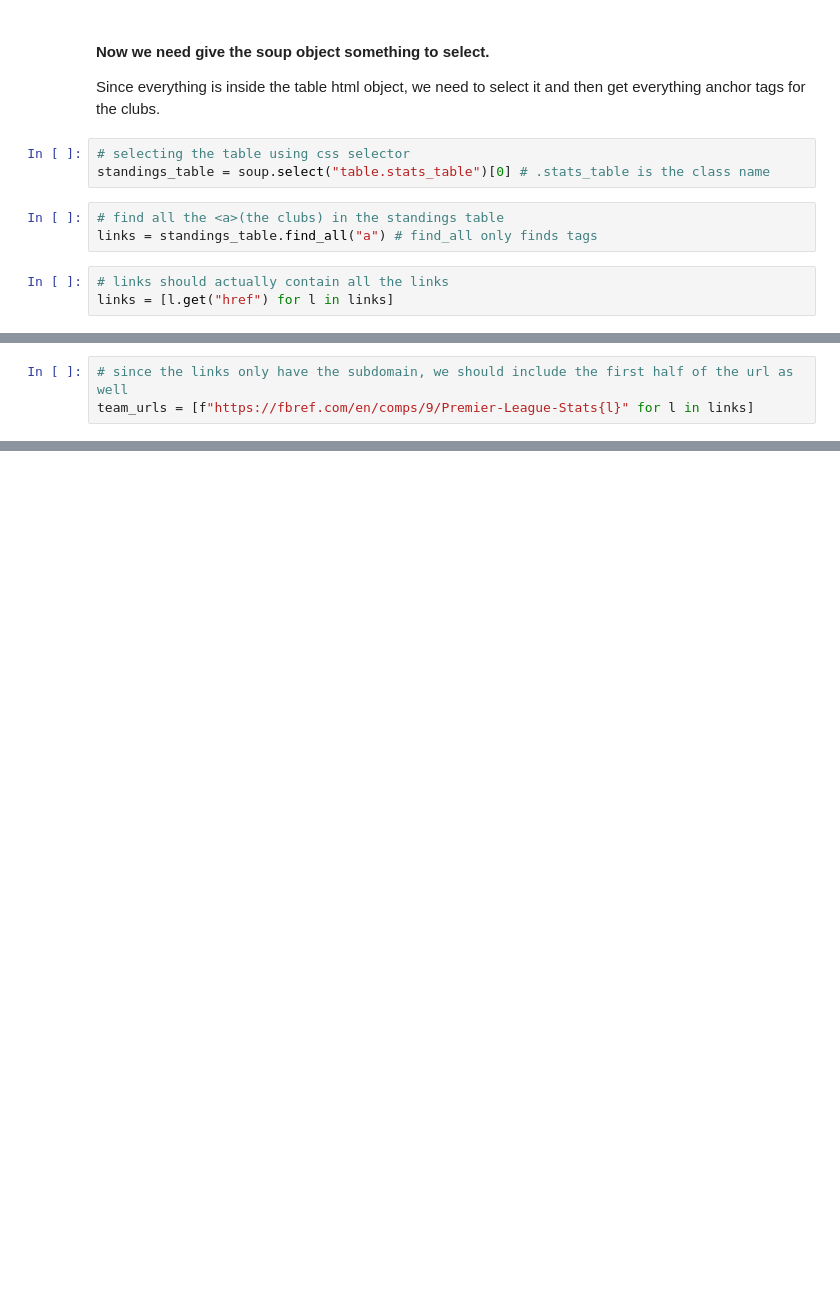
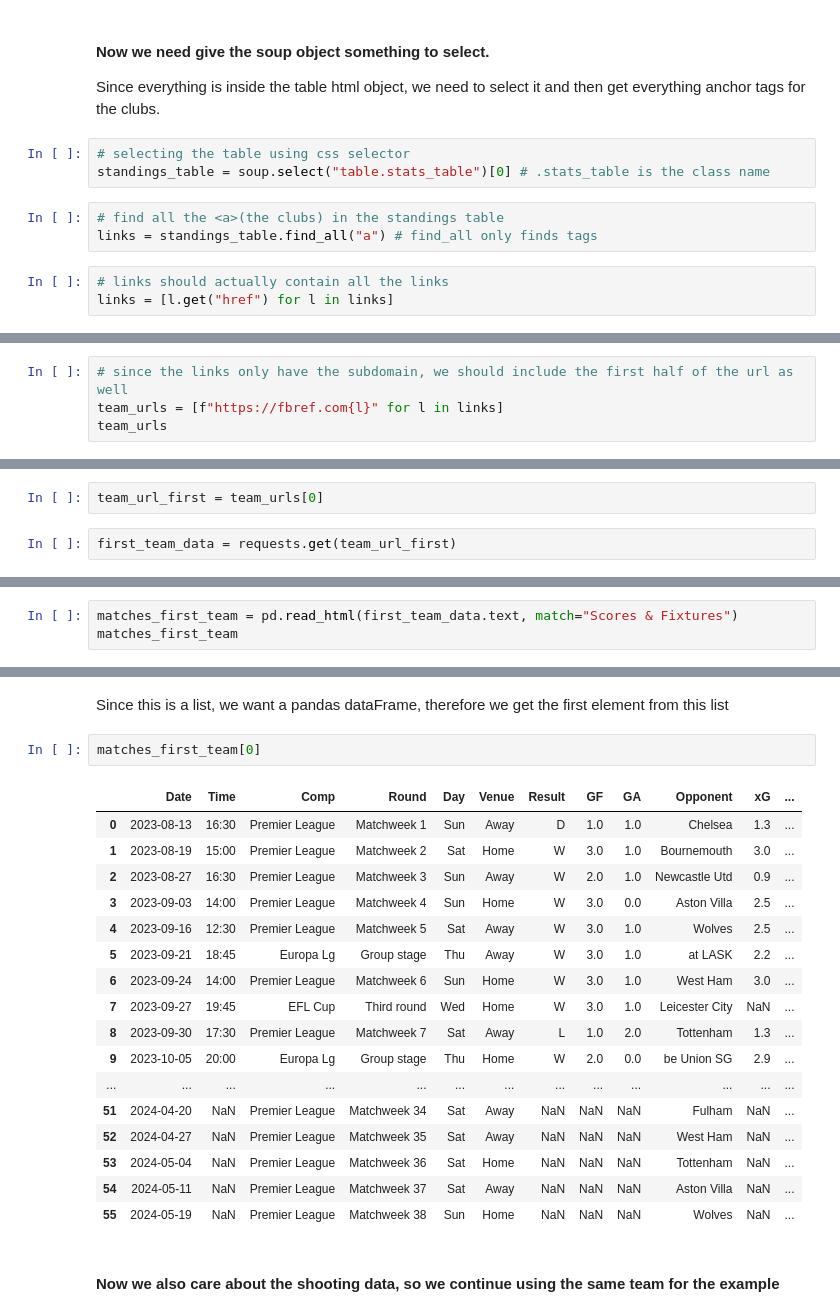
Before and after one commit to yebyyy/English-Premier-League-2023-2024-Prediction, a Jupyter notebook: Scraping.ipynb, the cells around one changed output, grey strips where cells are left out. Drawn from its saved outputs; the diff is of its cells as text; blank space fills up the shorter version.

```diff
--- a/Scraping.ipynb
+++ b/Scraping.ipynb
@@ -34,3 +58,4 @@ links = [l for l in links if "/squads/" in l]
 # %%
 # since the links only have the subdomain, we should include the first half of the url as well
-team_urls = [f"https://fbref.com/en/comps/9/Premier-League-Stats{l}" for l in links]
+team_urls = [f"https://fbref.com{l}" for l in links]
+team_urls
@@ -38,0 +85,4 @@ team_urls = [f"https://fbref.com/en/comps/9/Premier-League-Stats{l}" for l in li
+# %%
+team_url_first = team_urls[0]
+# %%
+first_team_data = requests.get(team_url_first)
@@ -38,0 +91,3 @@ team_urls = [f"https://fbref.com/en/comps/9/Premier-League-Stats{l}" for l in li
+# %%
+matches_first_team = pd.read_html(first_team_data.text, match="Scores & Fixtures")
+matches_first_team
@@ -38,0 +112,24 @@ team_urls = [f"https://fbref.com/en/comps/9/Premier-League-Stats{l}" for l in li
+# %% [markdown]
+Since this is a list, we want a pandas dataFrame, therefore we get the first element from this list
+# %%
+matches_first_team[0]
+# %% [output]
+|  | Date | Time | Comp | Round | Day | Venue | Result | GF | GA | Opponent | xG | ... |
+| 0 | 2023-08-13 | 16:30 | Premier League | Matchweek 1 | Sun | Away | D | 1.0 | 1.0 | Chelsea | 1.3 | ... |
+| 1 | 2023-08-19 | 15:00 | Premier League | Matchweek 2 | Sat | Home | W | 3.0 | 1.0 | Bournemouth | 3.0 | ... |
+| 2 | 2023-08-27 | 16:30 | Premier League | Matchweek 3 | Sun | Away | W | 2.0 | 1.0 | Newcastle Utd | 0.9 | ... |
+| 3 | 2023-09-03 | 14:00 | Premier League | Matchweek 4 | Sun | Home | W | 3.0 | 0.0 | Aston Villa | 2.5 | ... |
+| 4 | 2023-09-16 | 12:30 | Premier League | Matchweek 5 | Sat | Away | W | 3.0 | 1.0 | Wolves | 2.5 | ... |
+| 5 | 2023-09-21 | 18:45 | Europa Lg | Group stage | Thu | Away | W | 3.0 | 1.0 | at LASK | 2.2 | ... |
+| 6 | 2023-09-24 | 14:00 | Premier League | Matchweek 6 | Sun | Home | W | 3.0 | 1.0 | West Ham | 3.0 | ... |
+| 7 | 2023-09-27 | 19:45 | EFL Cup | Third round | Wed | Home | W | 3.0 | 1.0 | Leicester City | NaN | ... |
+| 8 | 2023-09-30 | 17:30 | Premier League | Matchweek 7 | Sat | Away | L | 1.0 | 2.0 | Tottenham | 1.3 | ... |
+| 9 | 2023-10-05 | 20:00 | Europa Lg | Group stage | Thu | Home | W | 2.0 | 0.0 | be Union SG | 2.9 | ... |
+| ... | ... | ... | ... | ... | ... | ... | ... | ... | ... | ... | ... | ... |
+| 51 | 2024-04-20 | NaN | Premier League | Matchweek 34 | Sat | Away | NaN | NaN | NaN | Fulham | NaN | ... |
+| 52 | 2024-04-27 | NaN | Premier League | Matchweek 35 | Sat | Away | NaN | NaN | NaN | West Ham | NaN | ... |
+| 53 | 2024-05-04 | NaN | Premier League | Matchweek 36 | Sat | Home | NaN | NaN | NaN | Tottenham | NaN | ... |
+| 54 | 2024-05-11 | NaN | Premier League | Matchweek 37 | Sat | Away | NaN | NaN | NaN | Aston Villa | NaN | ... |
+| 55 | 2024-05-19 | NaN | Premier League | Matchweek 38 | Sun | Home | NaN | NaN | NaN | Wolves | NaN | ... |
+# %% [markdown]
+#### Now we also care about the shooting data, so we continue using the same team for the example
```
Also changed, not shown: parts of 6 cells of this notebook.
